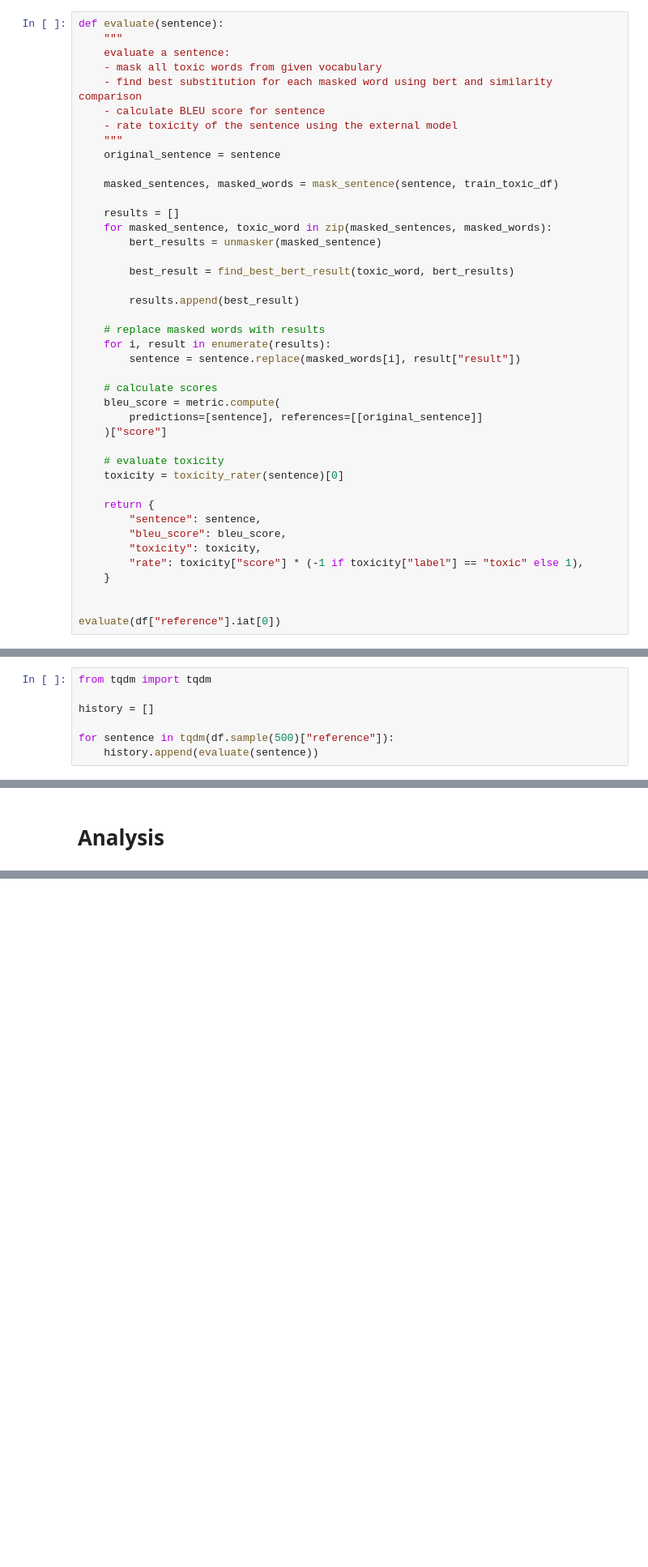
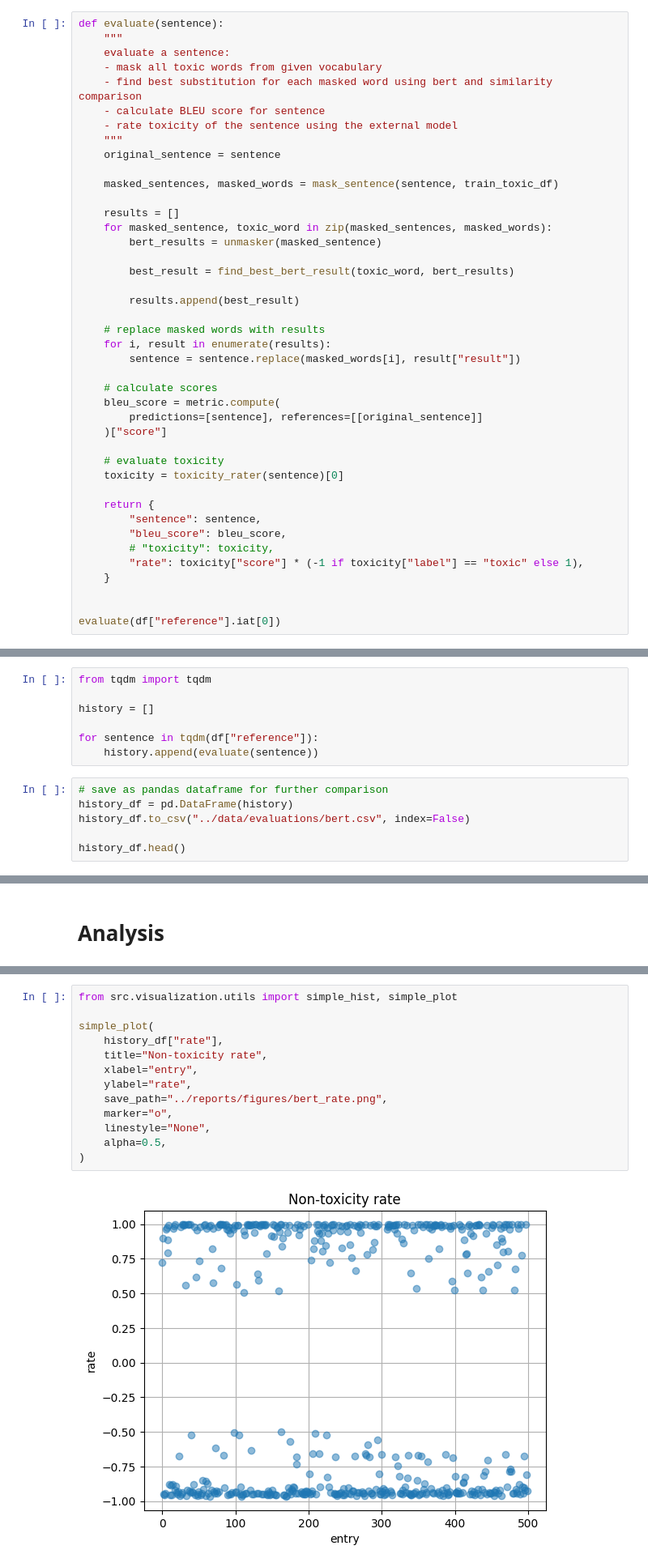
Before and after one commit to lvjonok/f23-pmldl-assignment1, a Jupyter notebook: notebooks/3.0-evaluate-bert.ipynb, the cells around one changed output, grey strips where cells are left out. Shown at 81% size. Cells and saved outputs as stored; diff of their text form; blank space fills up the shorter version.

Commit message:
feat: rerun to save evaluation results and plots

```diff
--- a/notebooks/3.0-evaluate-bert.ipynb
+++ b/notebooks/3.0-evaluate-bert.ipynb
@@ -200,7 +194,7 @@ def evaluate(sentence):
     return {
         "sentence": sentence,
         "bleu_score": bleu_score,
-        "toxicity": toxicity,
+        # "toxicity": toxicity,
         "rate": toxicity["score"] * (-1 if toxicity["label"] == "toxic" else 1),
     }
 
@@ -220,5 +213,11 @@ from tqdm import tqdm
 
 history = []
 
-for sentence in tqdm(df.sample(500)["reference"]):
+for sentence in tqdm(df["reference"]):
     history.append(evaluate(sentence))
+# %%
+# save as pandas dataframe for further comparison
+history_df = pd.DataFrame(history)
+history_df.to_csv("../data/evaluations/bert.csv", index=False)
+
+history_df.head()
@@ -254,0 +233,15 @@ plt.grid()
+# %%
+from src.visualization.utils import simple_hist, simple_plot
+
+simple_plot(
+    history_df["rate"],
+    title="Non-toxicity rate",
+    xlabel="entry",
+    ylabel="rate",
+    save_path="../reports/figures/bert_rate.png",
+    marker="o",
+    linestyle="None",
+    alpha=0.5,
+)
+# %% [output]
+[figure, added]
```
Also changed, not shown: parts of 12 cells of this notebook, 23 other files.
